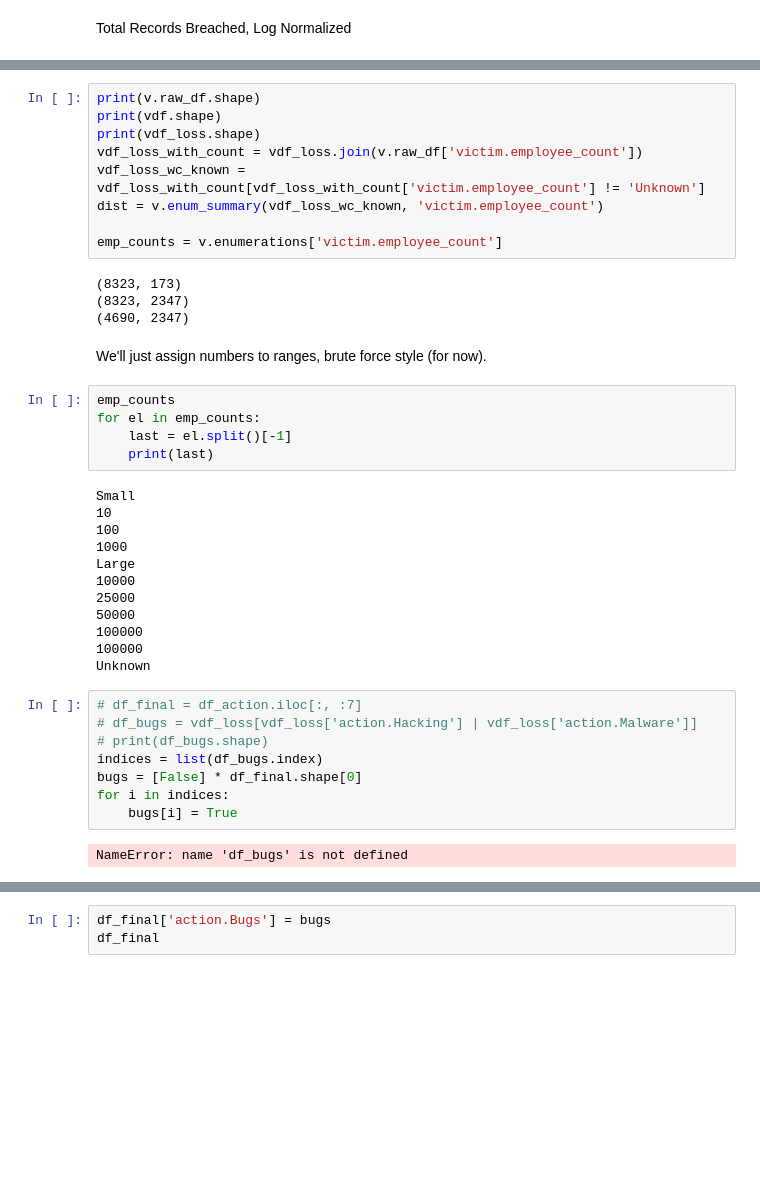
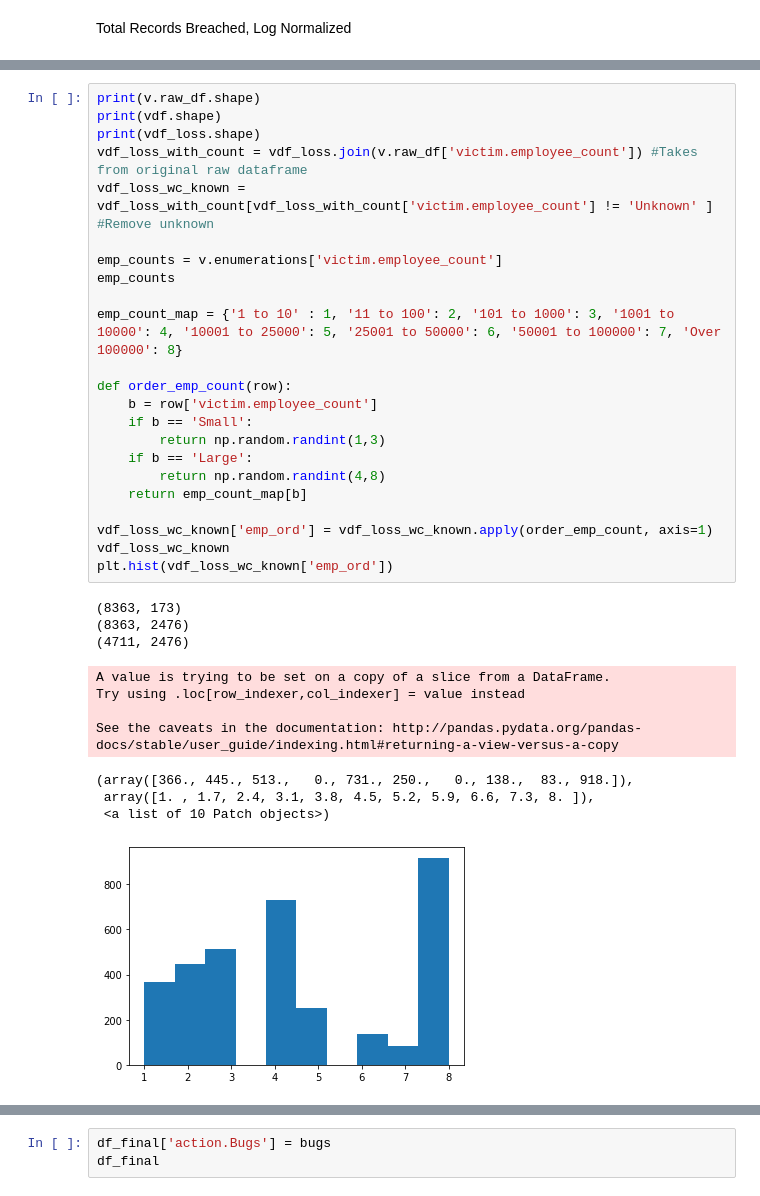
Before and after one commit to ethanpaek/CloudBleed_Project_2019, a Jupyter notebook: vcdb_parse.ipynb, the cells around one changed output, grey strips where cells are left out. Drawn from its saved outputs; the diff is of its cells as text; blank space fills up the shorter version.

Commit message:
add employee count as ordinal variable & fight the system

```diff
--- a/vcdb_parse.ipynb
+++ b/vcdb_parse.ipynb
@@ -80,43 +104,36 @@ Employee Counts
 [figure]
-# %%
-print(v.raw_df.shape)
-print(vdf.shape)
-print(vdf_loss.shape)
-vdf_loss_with_count = vdf_loss.join(v.raw_df['victim.employee_count'])
-vdf_loss_wc_known =  vdf_loss_with_count[vdf_loss_with_count['victim.employee_count'] != 'Unknown']
-dist = v.enum_summary(vdf_loss_wc_known, 'victim.employee_count')
-
-emp_counts = v.enumerations['victim.employee_count']
-# %% [output]
-(8323, 173)
-(8323, 2347)
-(4690, 2347)
-# %% [markdown]
-We'll just assign numbers to ranges, brute force style (for now).
-# %%
-emp_counts
-for el in emp_counts:
-    last = el.split()[-1]
-    print(last)
-# %% [output]
-Small
-10
-100
-1000
-Large
-10000
-25000
-50000
-100000
-100000
-Unknown
-# %%
-# df_final = df_action.iloc[:, :7]
-# df_bugs = vdf_loss[vdf_loss['action.Hacking'] | vdf_loss['action.Malware']]
-# print(df_bugs.shape)
-indices = list(df_bugs.index)
-bugs = [False] * df_final.shape[0]
-for i in indices:
-    bugs[i] = True
-# %% [output]
-NameError: name 'df_bugs' is not defined
+# %%
+print(v.raw_df.shape)
+print(vdf.shape)
+print(vdf_loss.shape)
+vdf_loss_with_count = vdf_loss.join(v.raw_df['victim.employee_count']) #Takes from original raw dataframe
+vdf_loss_wc_known =  vdf_loss_with_count[vdf_loss_with_count['victim.employee_count'] != 'Unknown' ] #Remove unknown
+
+emp_counts = v.enumerations['victim.employee_count']
+emp_counts
+
+emp_count_map = {'1 to 10' : 1, '11 to 100': 2, '101 to 1000': 3, '1001 to 10000': 4, '10001 to 25000': 5, '25001 to 50000': 6, '50001 to 100000': 7, 'Over 100000': 8}
+
+def order_emp_count(row):
+    b = row['victim.employee_count']
+    if b == 'Small':
+        return np.random.randint(1,3)
+    if b == 'Large':
+        return np.random.randint(4,8)
+    return emp_count_map[b]
+
+vdf_loss_wc_known['emp_ord'] = vdf_loss_wc_known.apply(order_emp_count, axis=1)
+vdf_loss_wc_known
+plt.hist(vdf_loss_wc_known['emp_ord'])
+# %% [output]
+(8363, 173)
+(8363, 2476)
+(4711, 2476)
+A value is trying to be set on a copy of a slice from a DataFrame.
+Try using .loc[row_indexer,col_indexer] = value instead
+
+See the caveats in the documentation: http://pandas.pydata.org/pandas-docs/stable/user_guide/indexing.html#returning-a-view-versus-a-copy
+(array([366., 445., 513.,   0., 731., 250.,   0., 138.,  83., 918.]),
+ array([1. , 1.7, 2.4, 3.1, 3.8, 4.5, 5.2, 5.9, 6.6, 7.3, 8. ]),
+ <a list of 10 Patch objects>)
+[figure, added]
```
Also changed, not shown: parts of 9 cells of this notebook, 42 other files.
